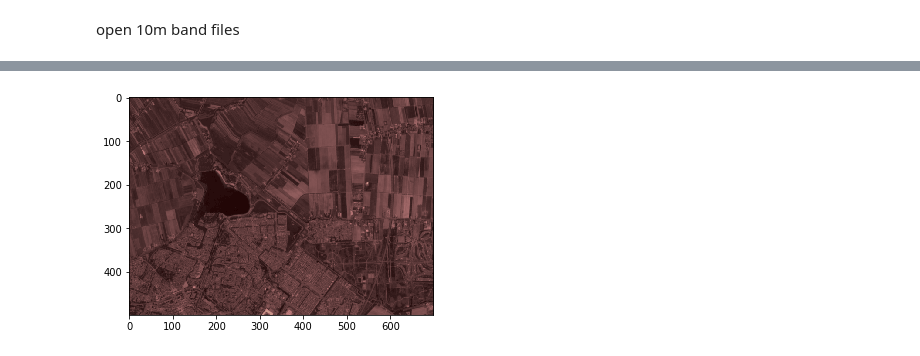
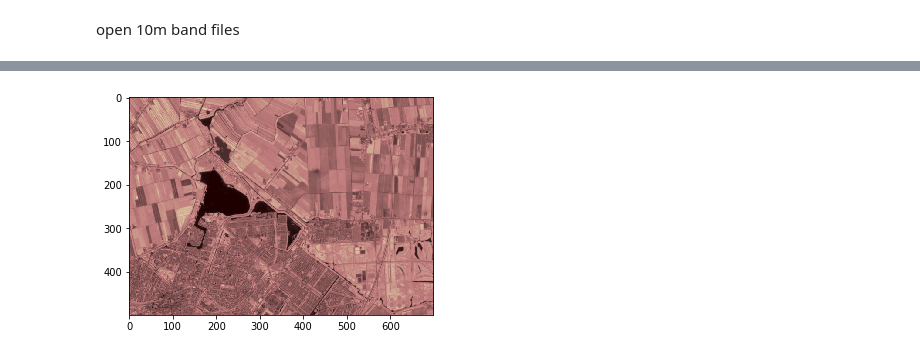
Before and after one commit to LouiseMerle/GEO1001_Assignment2, a Jupyter notebook: Assignment_2.ipynb, the cells around one changed output, grey strips where cells are left out. Saved outputs shown, nothing was run; the diff lists cells and outputs as text; code cells hidden in the pictures.

```diff
--- a/Assignment_2.ipynb
+++ b/Assignment_2.ipynb
@@ -98,4 +87,4 @@ with rasterio.open('./GRANULE/L2A_T31UET_A025788_20200530T105134/IMG_DATA/R10m/T
 
 with rasterio.open('./GRANULE/L2A_T31UET_A025788_20200530T105134/IMG_DATA/R10m/T31UET_20200530T105031_B08_10m.jp2') as src:
     row, col = src.index(601200, 5773695)
-    band8_10 = src.read(1, window=Window(row_off = row, col_off=col, height=500, width=700))
+    band8A_10 = src.read(1, window=Window(row_off = row, col_off=col, height=500, width=700))
@@ -102,8 +341,9 @@ with rasterio.open('./GRANULE/L2A_T31UET_A025788_20200530T105134/IMG_DATA/R10m/T
 # %%
-plt.imshow(band8_10, cmap = 'pink')
+
 plt.imshow(band2_10, cmap = 'pink')
 plt.imshow(band3_10, cmap = 'pink')
 plt.imshow(band4_10, cmap = 'pink')
+plt.imshow(band8A_10, cmap = 'pink')
 plt.show()
 # %% [output]
-[figure, old version]
+[figure, new version]
```
Also changed, not shown: parts of 26 cells of this notebook.
